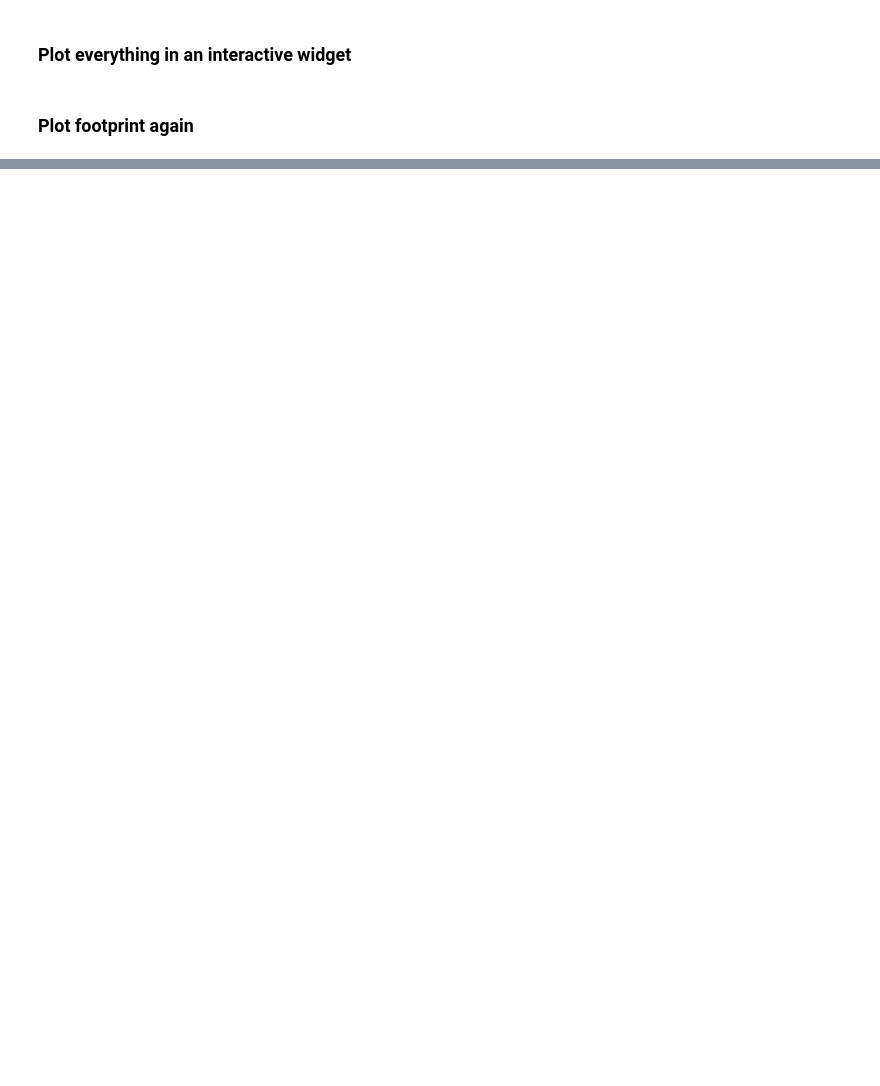
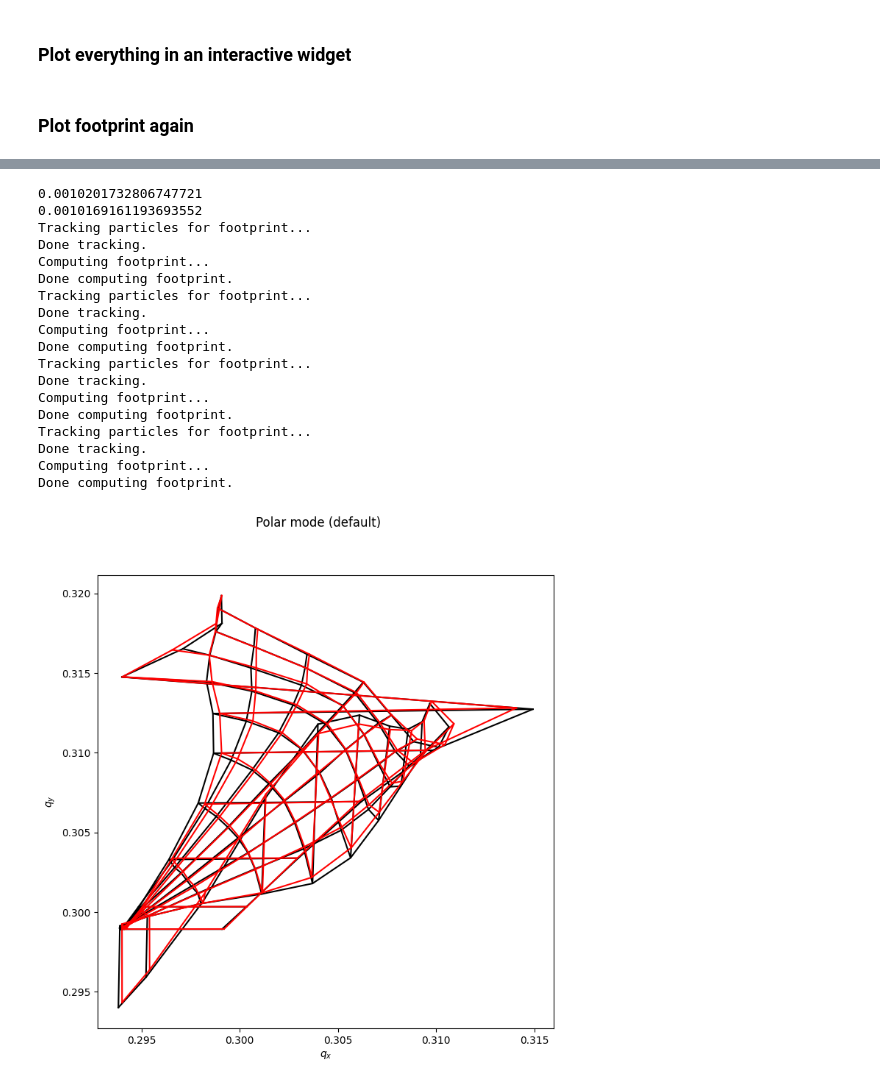
Before and after one commit to ColasDroin/comparaison_pymask_xmask, a Jupyter notebook: comparison.ipynb, the cells around one changed output, grey strips where cells are left out. Cells and saved outputs as stored; diff of their text form; code cells hidden in the pictures; blank space fills up the shorter version.

```diff
--- a/comparison.ipynb
+++ b/comparison.ipynb
@@ -282,32 +453,49 @@ pm_line.vars['cmrskew'] = cmrskew
 # %%
 ### Same as before without touching coupling knobs
 ### CHECK
-tw_pm_1 = pm_line.twiss()
-tw_xm_1 = collider["lhcb1"].twiss()
-
 print(tw_pm_1.c_minus)
 print(tw_xm_1.c_minus)
 
 # Plot footprint
 fp_polar_xm = collider["lhcb1"].get_footprint(
     nemitt_x=2.5e-6,
     nemitt_y=2.5e-6,
-    linear_rescale_on_knobs=[xt.LinearRescale(knob_name="beambeam_scale", v0=0.0, dv=0.1)],
+    linear_rescale_on_knobs=[xt.LinearRescale(knob_name="beambeam_scale", v0=0.0, dv=0.1/2)],
 )
 
 fig, ax = plt.subplots(1, 1, figsize=(8, 8))
 fp_polar_xm.plot(ax=ax, label="no rescale bb")
 #plt.suptitle("Polar mode (default) - no rescale on beambeam. Xmask.")
 #plt.show()
 
 
 fp_polar = pm_line.get_footprint(
     nemitt_x=2.5e-6,
     nemitt_y=2.5e-6,
-    linear_rescale_on_knobs=[xt.LinearRescale(knob_name="on_bb_charge", v0=0.0, dv=0.1)],
+    linear_rescale_on_knobs=[xt.LinearRescale(knob_name="on_bb_charge", v0=0.0, dv=0.1/2)],
 )
 
 #fig, ax = plt.subplots(1, 1, figsize=(8, 8))
 fp_polar.plot(ax=ax, label="no rescale bb", color = 'red')
-plt.suptitle("Polar mode (default) - no rescale on beambeam")
+plt.suptitle("Polar mode (default)")
 plt.show()
+# %% [output]
+0.0010201732806747721
+0.0010169161193693552
+Tracking particles for footprint...
+Done tracking.
+Computing footprint...
+Done computing footprint.
+Tracking particles for footprint...
+Done tracking.
+Computing footprint...
+Done computing footprint.
+Tracking particles for footprint...
+Done tracking.
+Computing footprint...
+Done computing footprint.
+Tracking particles for footprint...
+Done tracking.
+Computing footprint...
+Done computing footprint.
+[figure, added]
```
Also changed, not shown: parts of 11 cells of this notebook, 4 other files.
